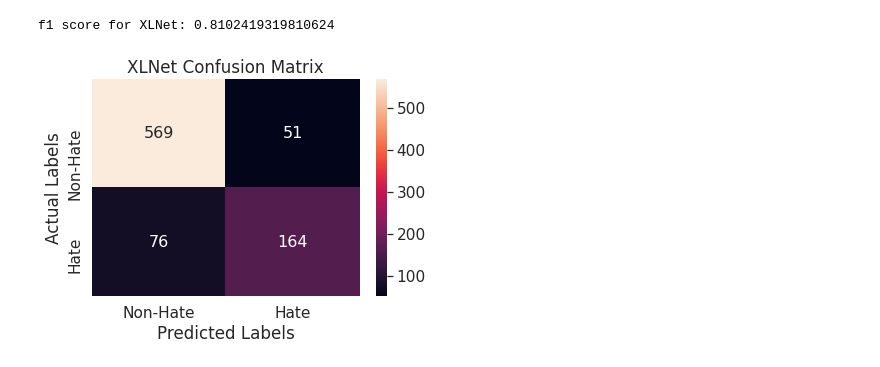
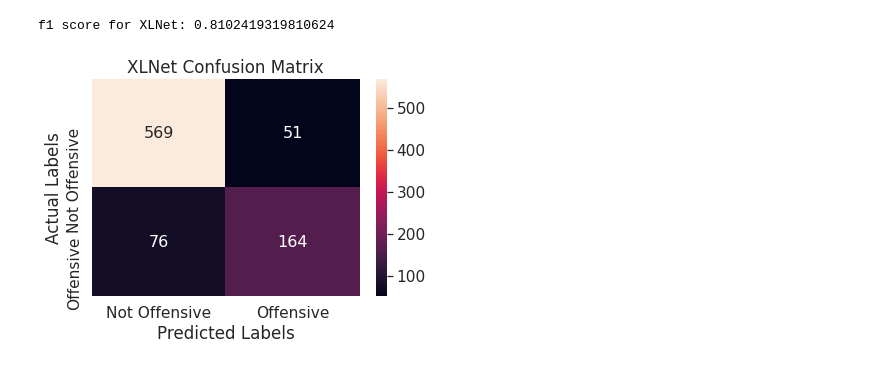
Before and after one commit to glitch-y/CE888-Project, a Jupyter notebook: 2. Scripts/3. Offensive_Language_Classification.ipynb, the cells around one changed output. Cells and saved outputs as stored; diff of their text form; code cells hidden in the pictures.

```diff
--- a/2. Scripts/3. Offensive_Language_Classification.ipynb
+++ b/2. Scripts/3. Offensive_Language_Classification.ipynb
@@ -403,14 +403,14 @@ print("f1 score for XLNet:", f1_score(mapped_offensive_test["labels"], predictio
 # %% [output]
 f1 score for XLNet: 0.8102419319810624
 # %%
-classlabels = ['Non-Hate', 'Hate']
+classlabels = ['Not Offensive', 'Offensive']
 cm = confusion_matrix(mapped_offensive_test['labels'], predictions)
 dfcm = pd.DataFrame(cm, classlabels, classlabels)
 sns.set(font_scale=1.4) # for label size
 sns.heatmap(dfcm, annot=True, fmt="d", annot_kws={"size": 16}) # font size
 plt.title(f"XLNet Confusion Matrix")
 plt.xlabel('Predicted Labels')
 plt.ylabel('Actual Labels')
 plt.show()
 # %% [output]
-[figure, old version]
+[figure, new version]
```
